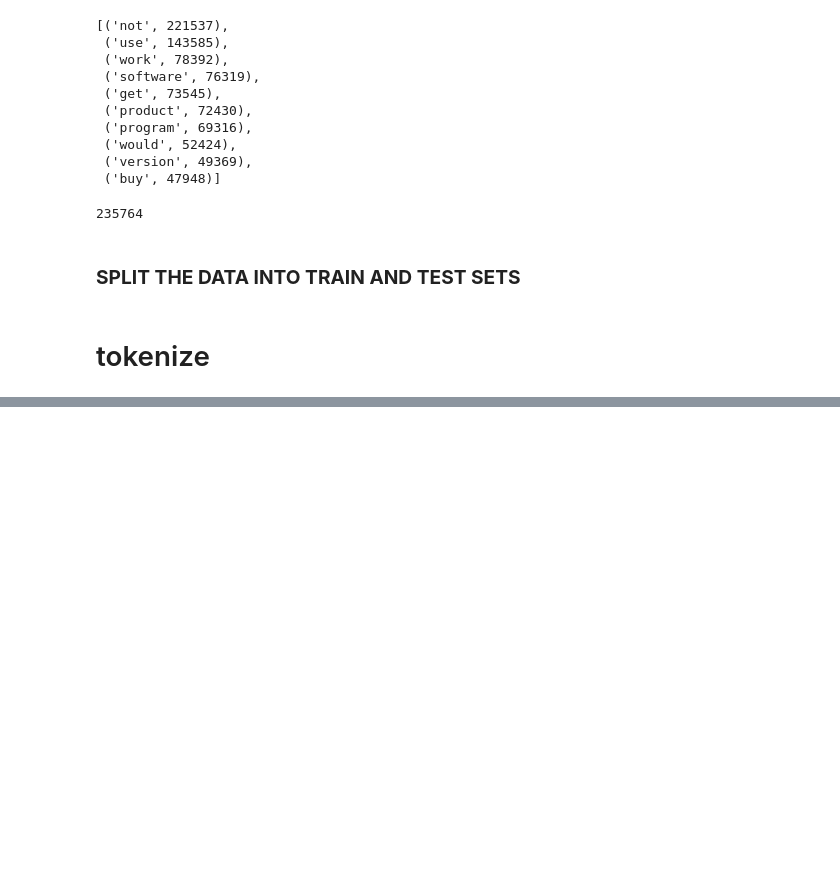
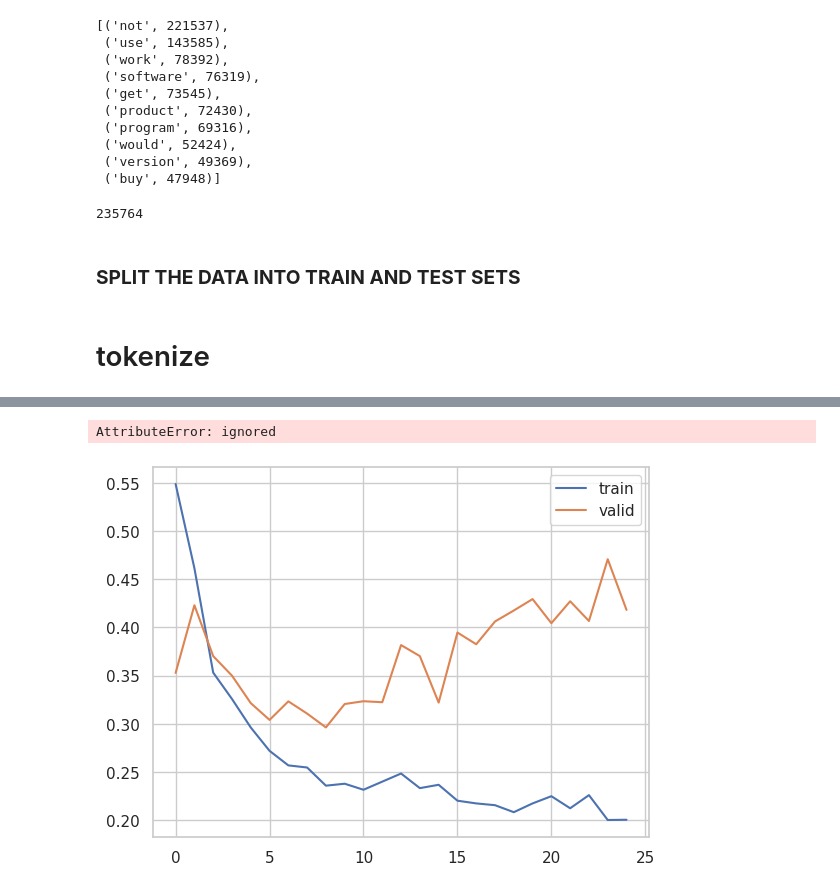
Before and after one commit to cfreeman22/D213, a Jupyter notebook: Copy_of_d213_task2_b.ipynb, the cells around one changed output, grey strips where cells are left out. Cells and saved outputs as stored; diff of their text form; code cells hidden in the pictures; blank space fills up the shorter version.

```diff
--- a/Copy_of_d213_task2_b.ipynb
+++ b/Copy_of_d213_task2_b.ipynb
@@ -460,0 +436,12 @@ array([   1,  170,   59, 2173,  226, 7892, 1450,   39,  114, 1038,    9,
+# %%
+# Creating model
+model = tf.keras.Sequential([
+    tf.keras.layers.Embedding(vocab_size, embedding_dim, input_length=max_length),
+    tf.keras.layers.GlobalAveragePooling1D(),
+    tf.keras.layers.Dense(10, activation='relu'),
+    tf.keras.layers.Dense(6, activation='relu'),
+    tf.keras.layers.Dense(1, activation='relu')
+])
+# %%
+# Compiling the model
+model.compile(loss='binary_crossentropy', optimizer='adam', metrics=['accuracy'])
@@ -460,0 +473,8 @@ array([   1,  170,   59, 2173,  226, 7892, 1450,   39,  114, 1038,    9,
+# %%
+# Training the model
+training_final = np.array(train_labels)
+testing_final = np.array(test_labels)
+# %%
+# Running the model for 25 epochs
+model1 = model.fit(train_padded, training_final, epochs=25, validation_data=(test_padded,
+testing_final))
@@ -460,0 +499,15 @@ array([   1,  170,   59, 2173,  226, 7892, 1450,   39,  114, 1038,    9,
+# %%
+# Capturing learning history per epoch
+hist  = pd.DataFrame(model1.history)
+hist['epoch'] = model1.epoch
+
+# Plotting accuracy at different epochs
+plt.plot(hist['loss'])
+plt.plot(hist['val_loss'])
+plt.legend(("train" , "valid") , loc =0)
+
+#Printing results
+results = model1.predict(X_test, y_test)
+# %% [output]
+AttributeError: ignored
+[figure, added]
```
Also changed, not shown: parts of 16 cells of this notebook.
